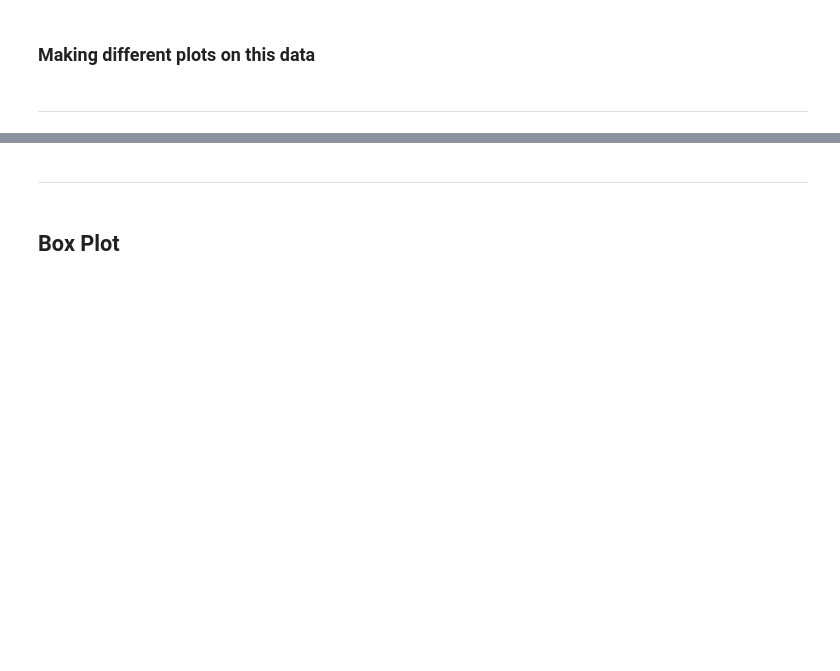
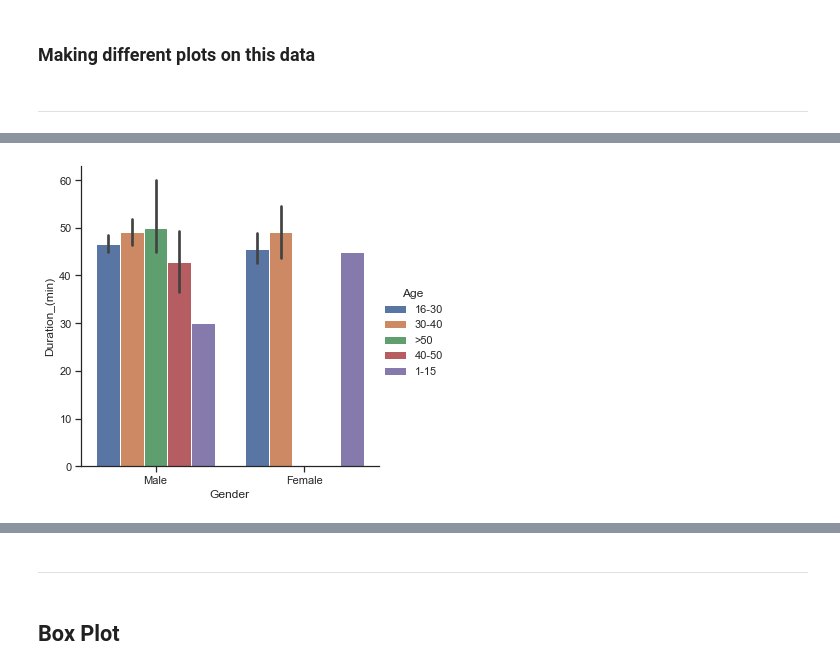
Before and after one commit to AmmarSadiq1/data_visualization, a Jupyter notebook: Data_visualization.ipynb, the cells around one changed output, grey strips where cells are left out. Saved outputs shown, nothing was run; the diff lists cells and outputs as text; code cells hidden in the pictures; blank space fills up the shorter version.

```diff
--- a/Data_visualization.ipynb
+++ b/Data_visualization.ipynb
@@ -525,0 +545,5 @@ print(day_02_data.head())
+# %%
+graph_4 = sns.catplot(x="Gender", y="Duration_(min)", hue="Age", kind="bar", data=sample_data)
+plt.show()
+# %% [output]
+[figure, added]
```
Also changed, not shown: parts of 7 cells of this notebook.
